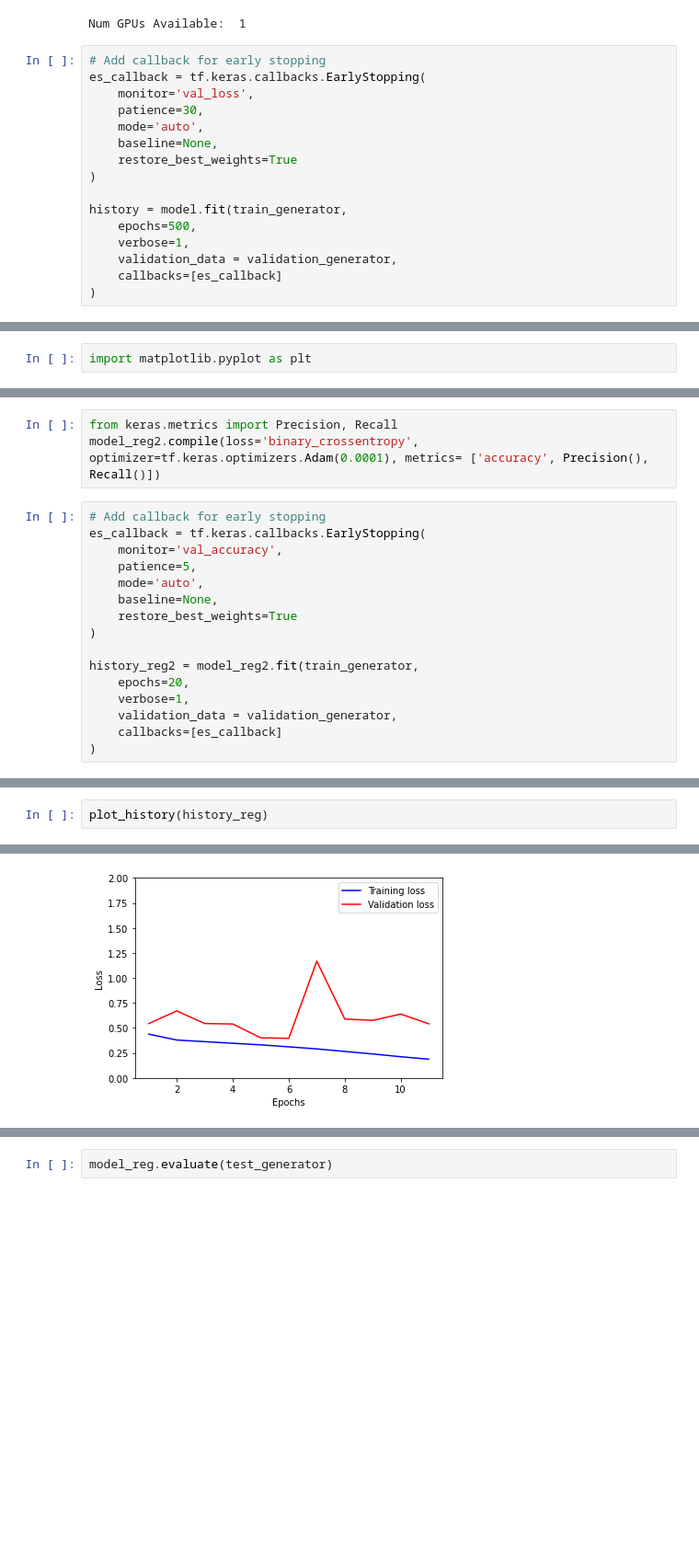
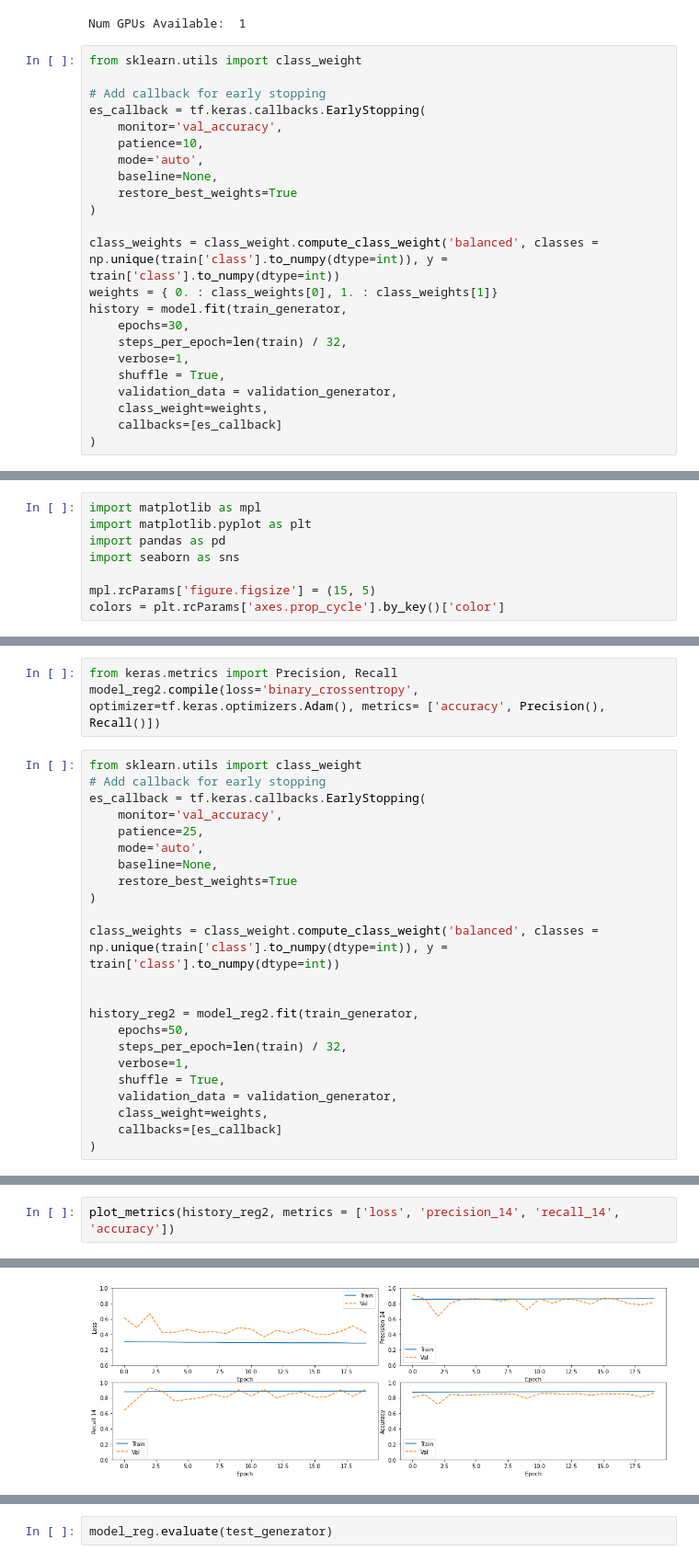
Before and after one commit to sechaparroc/BreastCancer, a Jupyter notebook: model/initial_model_test.ipynb, the cells around one changed output, grey strips where cells are left out. Shown: that part at 92% size. Drawn from its saved outputs; the diff is of its cells as text; blank space fills up the shorter version.

Commit message:
TRaining regularized model and checkin transfer learning stuff.

```diff
--- a/model/initial_model_test.ipynb
+++ b/model/initial_model_test.ipynb
@@ -193,19 +183,26 @@ print("Num GPUs Available: ", len(tf.config.list_physical_devices('GPU')))
 # %% [output]
 Num GPUs Available:  1
 # %%
+from sklearn.utils import class_weight
+
 # Add callback for early stopping
 es_callback = tf.keras.callbacks.EarlyStopping(
-    monitor='val_loss',
-    patience=30,
+    monitor='val_accuracy',
+    patience=10,
     mode='auto',
     baseline=None,
     restore_best_weights=True
 )
 
+class_weights = class_weight.compute_class_weight('balanced', classes = np.unique(train['class'].to_numpy(dtype=int)), y = train['class'].to_numpy(dtype=int))
+weights = { 0. : class_weights[0], 1. : class_weights[1]}
 history = model.fit(train_generator,
-    epochs=500,
+    epochs=30,
+    steps_per_epoch=len(train) / 32,
     verbose=1,
+    shuffle = True,
     validation_data = validation_generator,
+    class_weight=weights,
     callbacks=[es_callback]
 )
 # %% [output]
@@ -275,3 +245,9 @@ _________________________________________________________________
 # %%
+import matplotlib as mpl
 import matplotlib.pyplot as plt
+import pandas as pd
+import seaborn as sns
+
+mpl.rcParams['figure.figsize'] = (15, 5)
+colors = plt.rcParams['axes.prop_cycle'].by_key()['color']
 # %%
@@ -405,21 +373,28 @@ Non-trainable params: 448
 _________________________________________________________________
 # %%
 from keras.metrics import Precision, Recall
-model_reg2.compile(loss='binary_crossentropy', optimizer=tf.keras.optimizers.Adam(0.0001), metrics= ['accuracy', Precision(), Recall()])
+model_reg2.compile(loss='binary_crossentropy', optimizer=tf.keras.optimizers.Adam(), metrics= ['accuracy', Precision(), Recall()])
 # %%
+from sklearn.utils import class_weight
 # Add callback for early stopping
 es_callback = tf.keras.callbacks.EarlyStopping(
     monitor='val_accuracy',
-    patience=5,
+    patience=25,
     mode='auto',
     baseline=None,
     restore_best_weights=True
 )
 
+class_weights = class_weight.compute_class_weight('balanced', classes = np.unique(train['class'].to_numpy(dtype=int)), y = train['class'].to_numpy(dtype=int))
+
+
 history_reg2 = model_reg2.fit(train_generator,
-    epochs=20,
+    epochs=50,
+    steps_per_epoch=len(train) / 32,
     verbose=1,
+    shuffle = True,
     validation_data = validation_generator,
+    class_weight=weights,
     callbacks=[es_callback]
 )
 # %% [output]
@@ -434,3 +433,3 @@ dict_keys(['loss', 'accuracy', 'precision_6', 'recall_6', 'val_loss', 'val_accur
 # %%
-plot_history(history_reg)
+plot_metrics(history_reg2, metrics = ['loss', 'precision_14', 'recall_14', 'accuracy'])
 # %% [output]
@@ -438 +436 @@ dict_keys(['loss', 'accuracy', 'precision_4', 'recall_4', 'val_loss', 'val_accur
-[figure, old version]
+[figure, new version]
```
Also changed, not shown: parts of 36 cells of this notebook, 2 other files.
